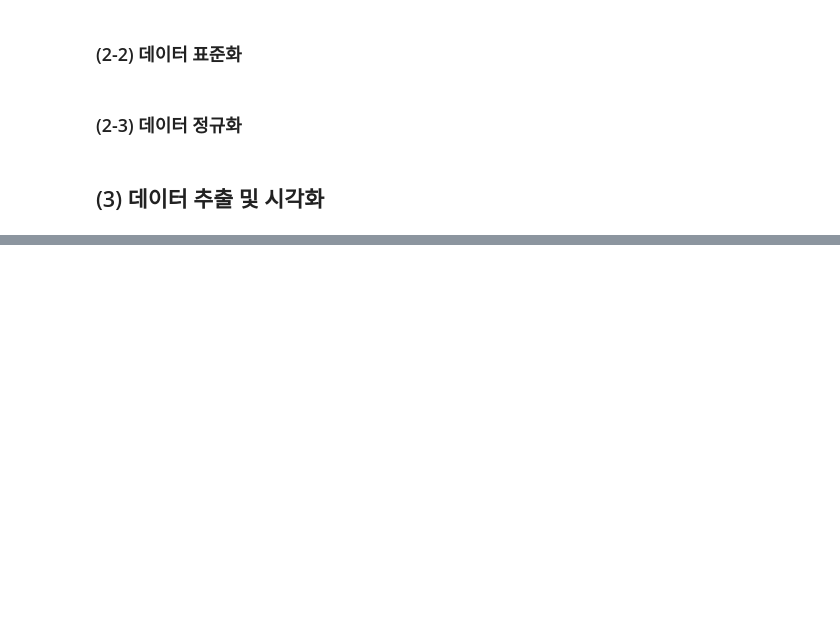
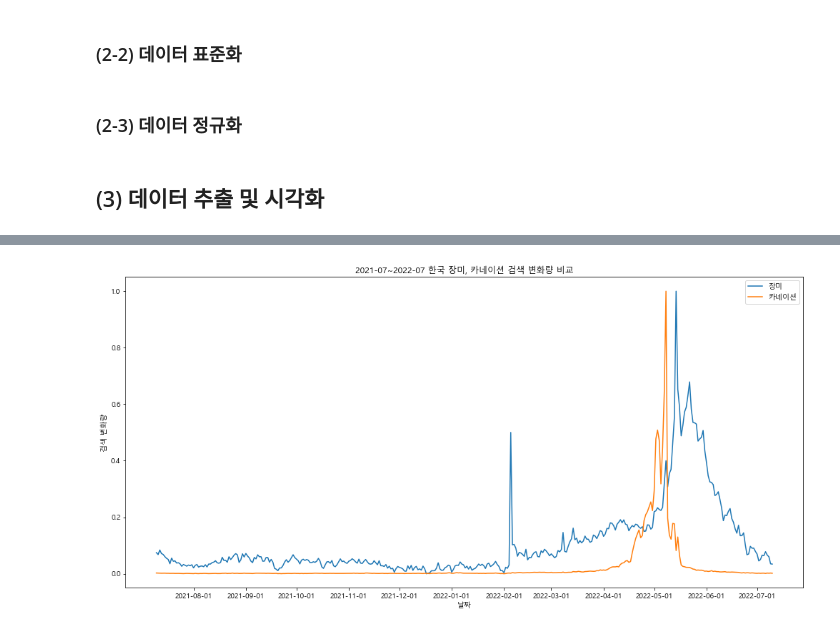
Before and after one commit to epocheing/202206_KNU_kdt2, a Jupyter notebook: 송인욱.ipynb, the cells around one changed output, grey strips where cells are left out. Cells and saved outputs as stored; diff of their text form; code cells hidden in the pictures; blank space fills up the shorter version.

```diff
--- a/송인욱.ipynb
+++ b/송인욱.ipynb
@@ -150,0 +178,14 @@ plt.show()
+# %%
+# 정규화시켜서 그래프
+naKorRc_nor = makeNomal(naKorRc)
+plt.figure(figsize=(17,8))
+plt.plot(naKorRc_nor['날짜'], naKorRc_nor['장미_nor'], label='장미')
+plt.plot(naKorRc_nor['날짜'], naKorRc_nor['카네이션_nor'], label='카네이션')
+plt.title('2021-07~2022-07 한국 장미, 카네이션 검색 변화량 비교')
+plt.xlabel('날짜')
+plt.ylabel('검색 변화량')
+plt.legend()
+plt.xticks(makeDateList(naKorRc_nor))
+plt.show()
+# %% [output]
+[figure, added]
```
Also changed, not shown: parts of 18 cells of this notebook, 1 other file.
